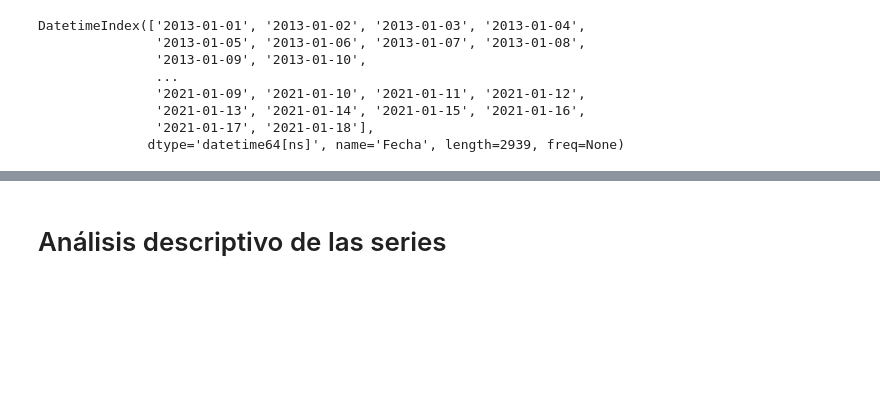
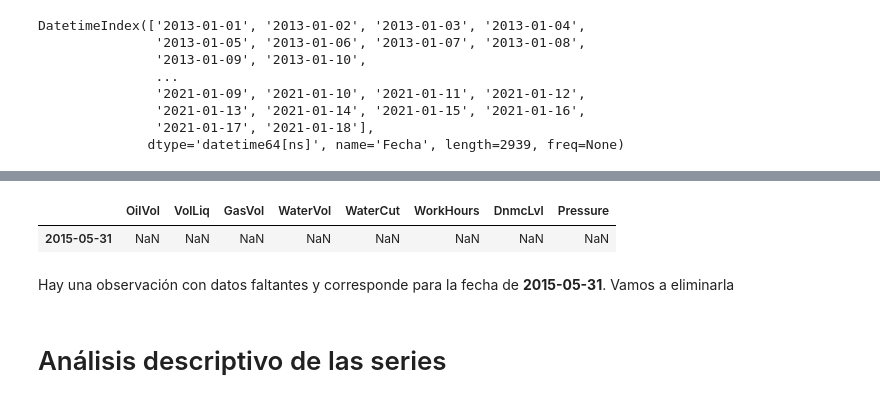
Before and after one commit to NicolasQuenguan/TalentoTech-AVD, a Jupyter notebook: Proyecto/Proy_Pozo.ipynb, the cells around one changed output, grey strips where cells are left out. Saved outputs shown, nothing was run; the diff lists cells and outputs as text; code cells hidden in the pictures; blank space fills up the shorter version.

```diff
--- a/Proyecto/Proy_Pozo.ipynb
+++ b/Proyecto/Proy_Pozo.ipynb
@@ -119,0 +115,7 @@ datos.index.freq = 'D'
+# %%
+datos[datos['OilVol'].isna()]
+# %% [output]
+|  | OilVol | VolLiq | GasVol | WaterVol | WaterCut | WorkHours | DnmcLvl | Pressure |
+| 2015-05-31 | NaN | NaN | NaN | NaN | NaN | NaN | NaN | NaN |
+# %% [markdown]
+Hay una observación con datos faltantes y corresponde para la fecha de **2015-05-31**. Vamos a eliminarla
```
Also changed, not shown: parts of 15 cells of this notebook.
